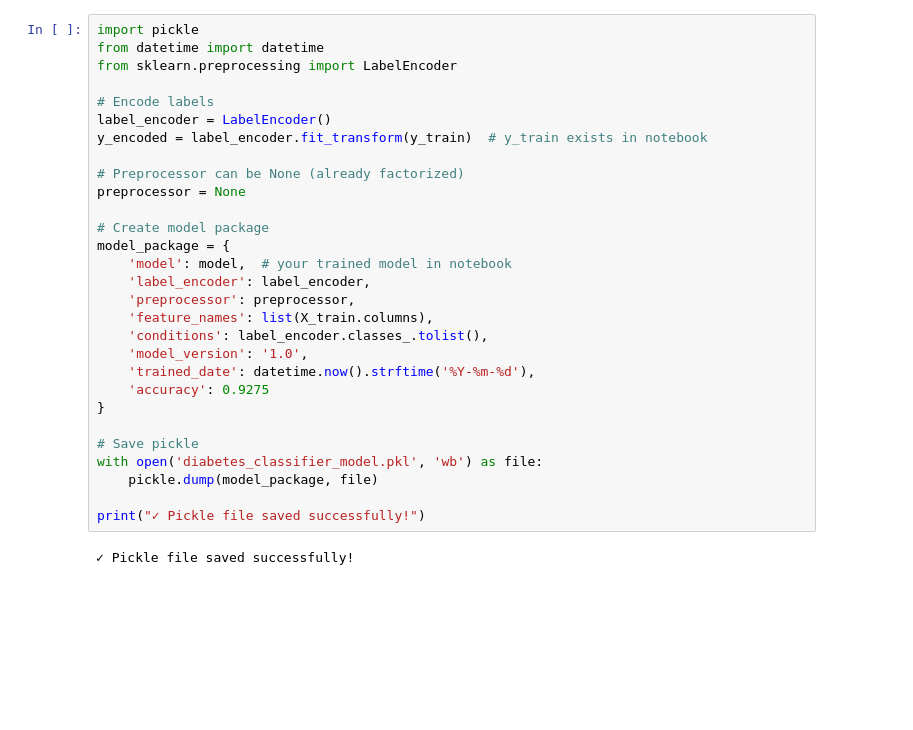
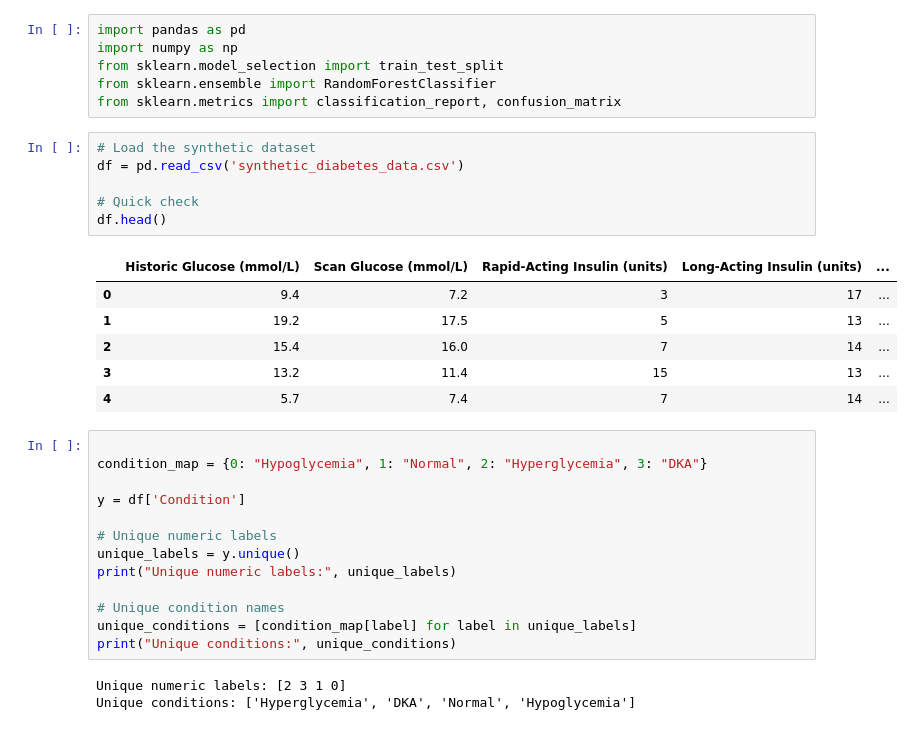
Before and after one commit to M-Bless/Diabetes-project, a Jupyter notebook: diabetes_analysis_train.ipynb, the cells around one changed output. Drawn from its saved outputs; the diff is of its cells as text; blank space fills up the shorter version.

```diff
--- a/diabetes_analysis_train.ipynb
+++ b/diabetes_analysis_train.ipynb
@@ -329,31 +1,35 @@ Hyperglycemia       0.93      0.76      0.84       500
-# %%
-import pickle
-from datetime import datetime
-from sklearn.preprocessing import LabelEncoder
-
-# Encode labels
-label_encoder = LabelEncoder()
-y_encoded = label_encoder.fit_transform(y_train)  # y_train exists in notebook
-
-# Preprocessor can be None (already factorized)
-preprocessor = None
-
-# Create model package
-model_package = {
-    'model': model,  # your trained model in notebook
-    'label_encoder': label_encoder,
-    'preprocessor': preprocessor,
-    'feature_names': list(X_train.columns),
-    'conditions': label_encoder.classes_.tolist(),
-    'model_version': '1.0',
-    'trained_date': datetime.now().strftime('%Y-%m-%d'),
-    'accuracy': 0.9275
-}
-
-# Save pickle
-with open('diabetes_classifier_model.pkl', 'wb') as file:
-    pickle.dump(model_package, file)
-
-print("✓ Pickle file saved successfully!")
-# %% [output]
-✓ Pickle file saved successfully!
+# %%
+import pandas as pd
+import numpy as np
+from sklearn.model_selection import train_test_split
+from sklearn.ensemble import RandomForestClassifier
+from sklearn.metrics import classification_report, confusion_matrix
+# %%
+# Load the synthetic dataset
+df = pd.read_csv('synthetic_diabetes_data.csv')
+
+# Quick check
+df.head()
+# %% [output]
+|  | Historic Glucose (mmol/L) | Scan Glucose (mmol/L) | Rapid-Acting Insulin (units) | Long-Acting Insulin (units) | ... |
+| 0 | 9.4 | 7.2 | 3 | 17 | ... |
+| 1 | 19.2 | 17.5 | 5 | 13 | ... |
+| 2 | 15.4 | 16.0 | 7 | 14 | ... |
+| 3 | 13.2 | 11.4 | 15 | 13 | ... |
+| 4 | 5.7 | 7.4 | 7 | 14 | ... |
+# %%
+
+condition_map = {0: "Hypoglycemia", 1: "Normal", 2: "Hyperglycemia", 3: "DKA"}
+
+y = df['Condition']
+
+# Unique numeric labels
+unique_labels = y.unique()
+print("Unique numeric labels:", unique_labels)
+
+# Unique condition names
+unique_conditions = [condition_map[label] for label in unique_labels]
+print("Unique conditions:", unique_conditions)
+# %% [output]
+Unique numeric labels: [2 3 1 0]
+Unique conditions: ['Hyperglycemia', 'DKA', 'Normal', 'Hypoglycemia']
```
Also changed, not shown: parts of 43 cells of this notebook, 9 other files.
